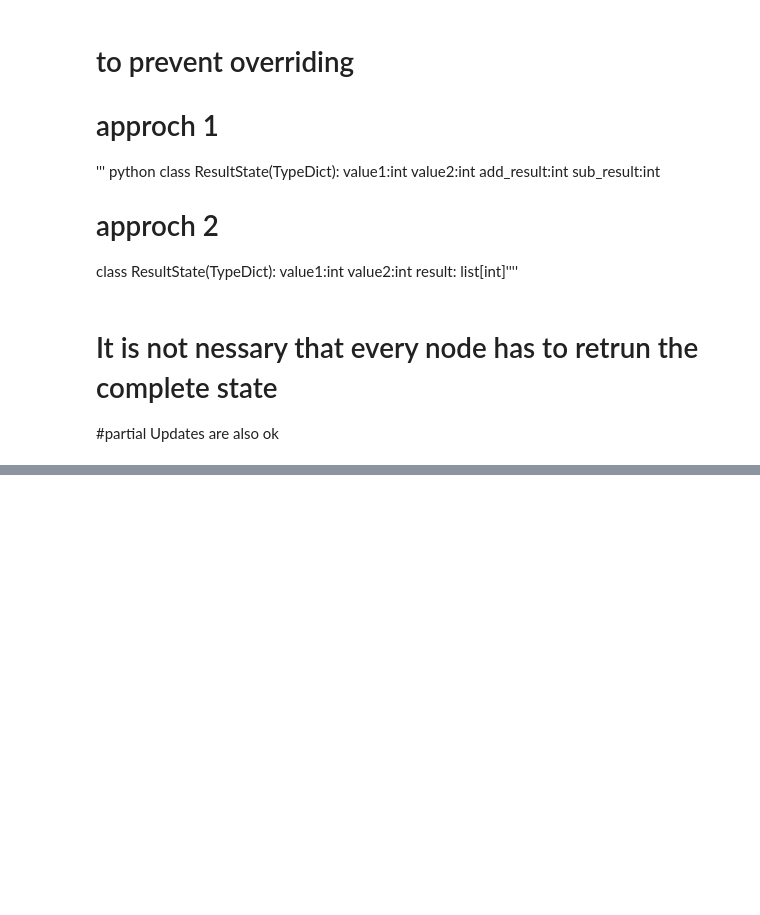
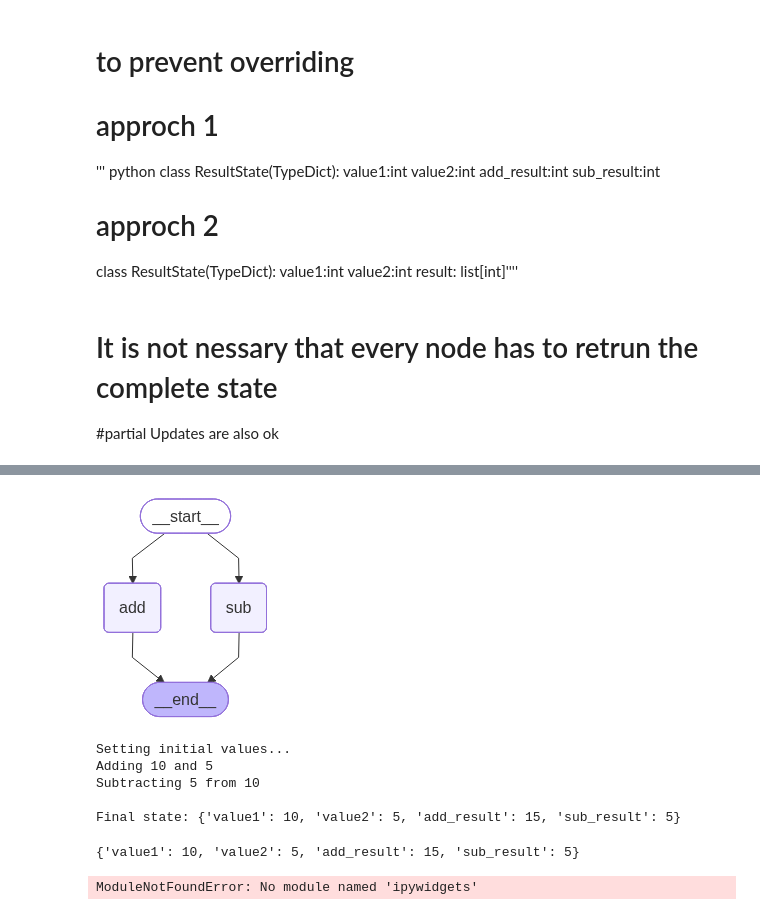
Before and after one commit to yagna/GenAIDevlopment, a Jupyter notebook: projects/history_langgraph/stats.ipynb, the cells around one changed output, grey strips where cells are left out. Drawn from its saved outputs; the diff is of its cells as text; code cells hidden in the pictures; blank space fills up the shorter version.

```diff
--- a/projects/history_langgraph/stats.ipynb
+++ b/projects/history_langgraph/stats.ipynb
@@ -59,0 +104,77 @@ def sub(state:ResultState) -> ResultState:
+# %%
+seq_graph = StateGraph(ResultStateIndividual)
+seq_graph.add_node("add", add)
+seq_graph.add_node("sub", sub)
+seq_graph.add_edge(START, "add")
+seq_graph.add_edge("add", END)
+seq_graph.add_edge(START, "sub")
+seq_graph.add_edge("sub", END)
+graph = seq_graph.compile()
+
+draw_graph(graph)
+# %% [output]
+[figure, added]
+# %%
+# 3. Build and compile the graph
+builder = StateGraph(ResultStateIndividual)
+builder.add_node("set_values", set_values)
+builder.add_node("add", add)
+builder.add_node("sub", sub)
+
+builder.add_edge(START, "set_values")
+builder.add_edge("set_values", "add")
+builder.add_edge("add", "sub")
+builder.add_edge("sub", END)
+
+app = builder.compile()
+
+# 4. Invoke the graph with initial state, including default values
+# Note: Initial values must be provided during invocation, not in the class definition.
+initial_state = {
+    'value1': 0,
+    'value2': 0,
+    'add_result': 0,
+    'sub_result': 0
+}
+
+result = app.invoke(initial_state)
+
+# 5. Print the final state to verify
+print("\nFinal state:", result)
+# %% [output]
+Setting initial values...
+Adding 10 and 5
+Subtracting 5 from 10
+
+Final state: {'value1': 10, 'value2': 5, 'add_result': 15, 'sub_result': 5}
+# %%
+result
+# %% [output]
+{'value1': 10, 'value2': 5, 'add_result': 15, 'sub_result': 5}
+# %%
+
+import ipywidgets as widgets
+# Create interactive widgets
+value1_input = widgets.IntText(
+    value=10,
+    description='Value 1:',
+    disabled=False
+)
+
+value2_input = widgets.IntText(
+    value=5,
+    description='Value 2:',
+    disabled=False
+)
+
+run_button = widgets.Button(
+    description='Run Graph',
+    button_style='success',
+    tooltip='Click to run the graph',
+    icon='play'
+)
+
+# Display the widgets
+display(value1_input, value2_input, run_button)
+# %% [output]
+ModuleNotFoundError: No module named 'ipywidgets'
```
Also changed, not shown: parts of 7 cells of this notebook, 51 other files.
